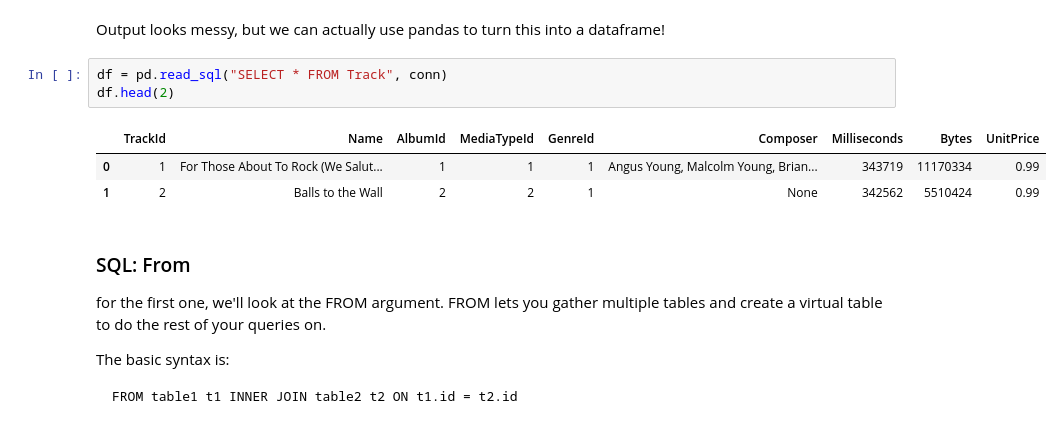
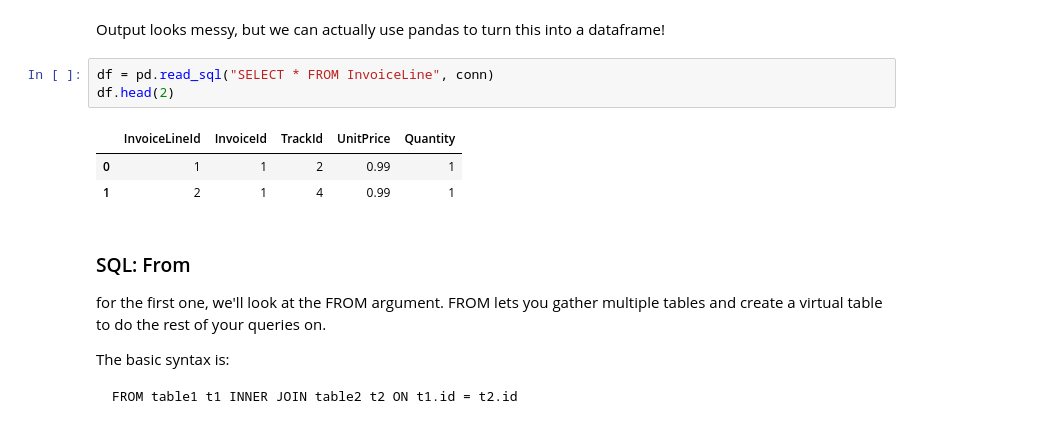
Before and after one commit to christophersoo/bdss-ws2526, a Jupyter notebook: week3/sql.ipynb, the cells around one changed output. Drawn from its saved outputs; the diff is of its cells as text.

```diff
--- a/week3/sql.ipynb
+++ b/week3/sql.ipynb
@@ -132,12 +138,12 @@ result
 # %% [markdown]
 Output looks messy, but we can actually use pandas to turn this into a dataframe!
 # %%
-df = pd.read_sql("SELECT * FROM Track", conn)
+df = pd.read_sql("SELECT * FROM InvoiceLine", conn)
 df.head(2)
 # %% [output]
-|  | TrackId | Name | AlbumId | MediaTypeId | GenreId | Composer | Milliseconds | Bytes | UnitPrice |
-| 0 | 1 | For Those About To Rock (We Salut... | 1 | 1 | 1 | Angus Young, Malcolm Young, Brian... | 343719 | 11170334 | 0.99 |
-| 1 | 2 | Balls to the Wall | 2 | 2 | 1 | None | 342562 | 5510424 | 0.99 |
+|  | InvoiceLineId | InvoiceId | TrackId | UnitPrice | Quantity |
+| 0 | 1 | 1 | 2 | 0.99 | 1 |
+| 1 | 2 | 1 | 4 | 0.99 | 1 |
 # %% [markdown]
 ### SQL: From
 
```
Also changed, not shown: parts of 11 cells of this notebook.
